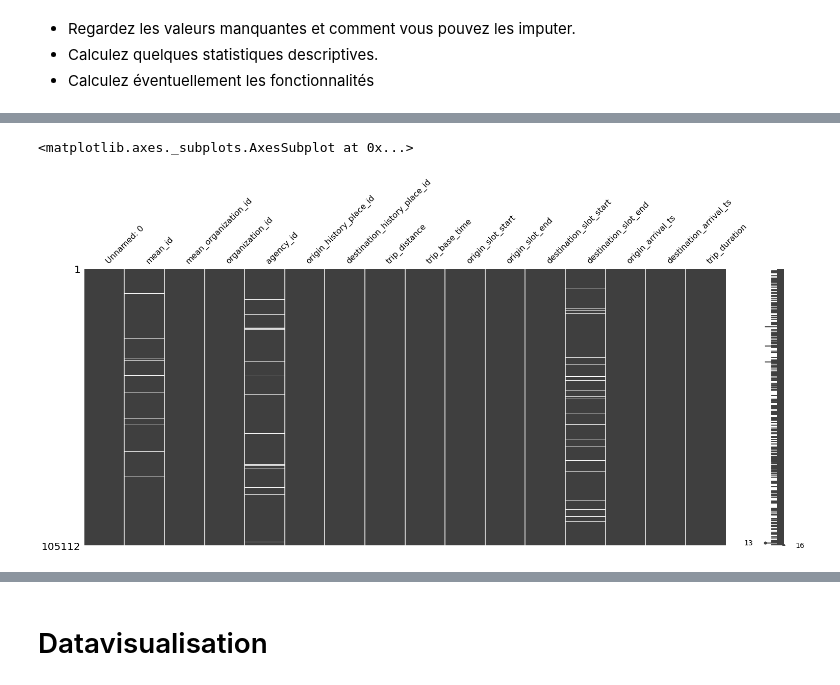
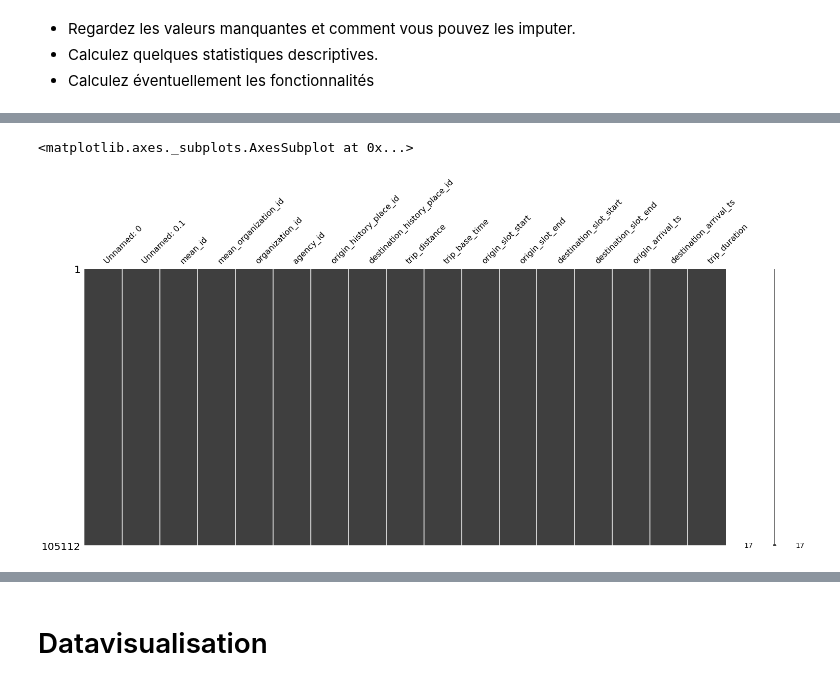
Before and after one commit to dspierre/data-ia, a Jupyter notebook: Case_study_Shippeo_version01.ipynb, the cells around one changed output, grey strips where cells are left out. Saved outputs shown, nothing was run; the diff lists cells and outputs as text; code cells hidden in the pictures.

```diff
--- a/Case_study_Shippeo_version01.ipynb
+++ b/Case_study_Shippeo_version01.ipynb
@@ -116,2 +88,5 @@ df.to_csv=('shippeo.csv')
 # %% [markdown]
 # dataprocessing
+# %%
+df_processing =pd.read_csv('/content/sample_data/dataprocessing3.csv', sep=';',encoding='utf8')
+df_processing
@@ -200,7 +205,7 @@ Requirement already satisfied: six>=1.5 in /usr/local/lib/python3.6/dist-package
 Requirement already satisfied: pytz>=2017.2 in /usr/local/lib/python3.6/dist-packages (from pandas>=0.23->seaborn->missingno) (2018.9)
 # %%
 import missingno as  msno
-msno.matrix(df)
+msno.matrix(df_processing)
 # %% [output]
 <matplotlib.axes._subplots.AxesSubplot at 0x...>
-[figure, old version]
+[figure, new version]
```
Also changed, not shown: parts of 63 cells of this notebook.
